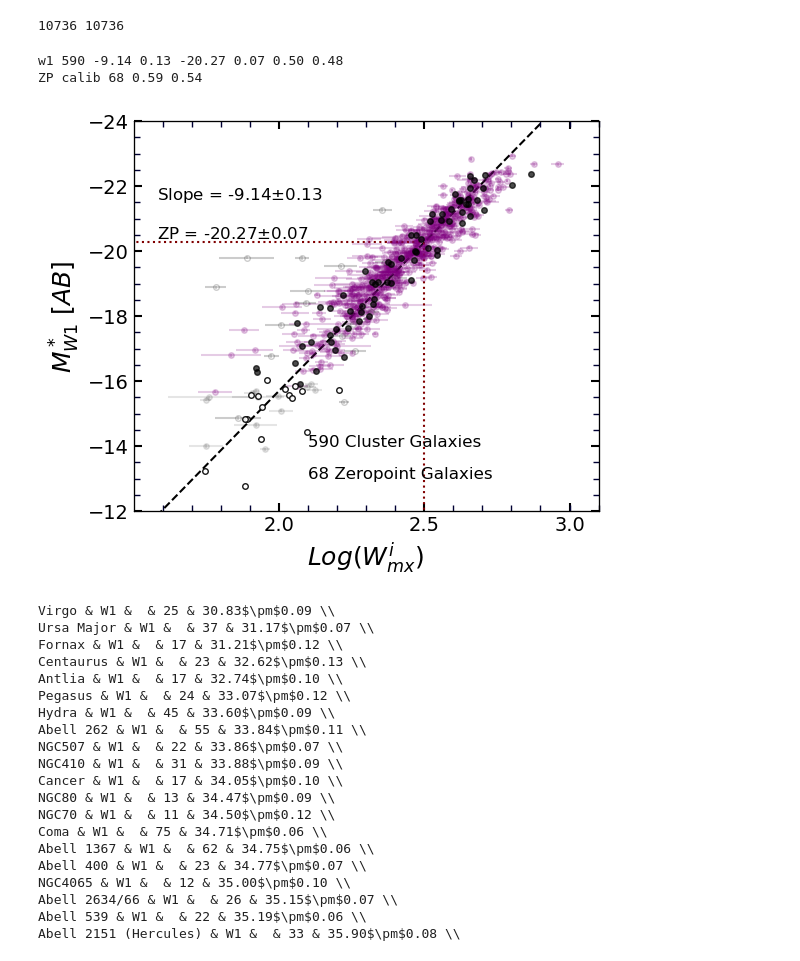
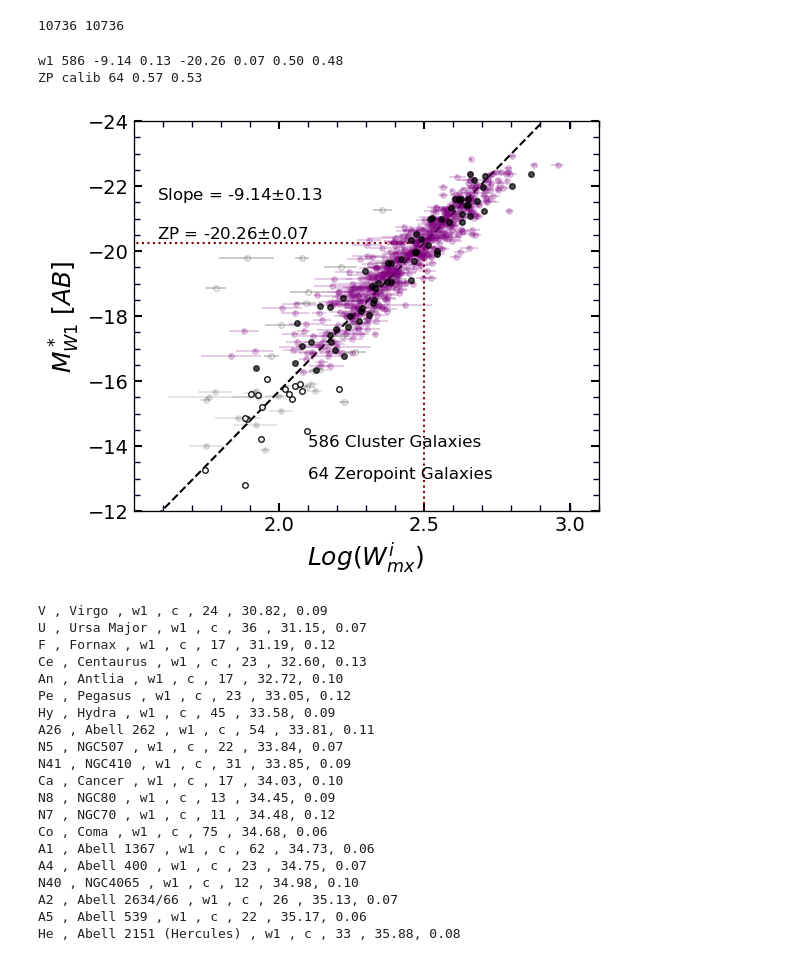
Before and after one commit to ekourkchi/TFcalibrators, a Jupyter notebook: Final_W1_colorTerm_LAB.ipynb, the cells around one changed output. Saved outputs shown, nothing was run; the diff lists cells and outputs as text; code cells hidden in the pictures.

```diff
--- a/Final_W1_colorTerm_LAB.ipynb
+++ b/Final_W1_colorTerm_LAB.ipynb
@@ -62,12 +62,10 @@ def set_axes(ax, xlim, ylim):
 ####################################### Plotting Function
 # %%
 ########### Updated list using the color-LogWimx correaltion
-calib_maglim = [3974, 6699, 19871, 22277, 28378, 38148, 41020, 41093, 46127, 49448, 53641]
-calib_maglim += [6699, 9962, 12460, 13163, 22277, 26761, 29128, 38148, 41020, 44982, 45084, 46127, 67908, 72228]
+########### Updated list using the color-LogWimx correltion
+I_maglim = [5807393, 5807403, 5057729, 5059653, 4126669, 5059227, 38803, 39181, 39431, 39619, 39655, 40005, 40107, 40147, 40588, 40604, 41567, 41829, 42768, 41440, 37814, 39344, 13756, 14548, 14590]
+calib_maglim = [3974, 6699, 19871, 22277, 38148, 41020, 41066, 41093, 46127, 49448, 53641, 28378, 6699, 9962, 12460, 13163, 22277, 26761, 29128, 38148, 41020, 41066, 44982, 45084, 46127, 49448, 53641, 67908, 72228, 21102, 50073]
 
-I_maglim = [38803,   39181,   39431,   39619,   40005,   40107,   40588,   40604,
-   41567,   41829,   42768, 5807403, 5057729,   37814]
-I_maglim += [38803, 39181, 39431, 40005, 40107, 40147, 41567, 42768, 14548, 14590]
 
 table   = np.genfromtxt('corrected_mags_linewidth_all.csv' , delimiter='|',
                         filling_values=-1, names=True, dtype=None, encoding=None)
@@ -76,7 +74,7 @@ band = 'w1'
 
 fig, ax, Clusters, S_ZP, zp_calibs = makeTF(table, pgcFaint=I_maglim, calib_maglim=calib_maglim,
                                             band=band, makePlot=True,
-                                            addSouth=False,
+                                            addSouth=True,
                                             getZPcalib=True,
-                                            OP_IR=True)
+                                            OP_IR=False)
 # %% [output]
@@ -251,17 +249,17 @@ def rmsMaker(logWimx, mag, logWimx_e, slope, zp):
 
     return rms, RMS
 # %%
-# magCorrection = -1*(-0.29*(i_w1)-0.15)
+# magCorrection = -1*(-0.28*(i_w1)-0.15)
 
 # magCorrection = -1*(0.03*(mu50_w1)-0.71)
 
 ############################
 
-# magCorrection = -1*(-1.09*(D_i_w1)-0.04)
+# magCorrection = -1*(-1.08*(D_i_w1)-0.04)
 
-magCorrection = -1*(0.16*(D_mu50_w1)-0.06)
+magCorrection = -1*(0.16*(D_mu50_w1)-0.05)
 
-# magCorrection = -1*(-0.11*(D_m21_w1)-0.01)
+# magCorrection = -1*(-0.10*(D_m21_w1))
 
 # magCorrection = -1*(-0.18*(D_P1_w1)-0.04)
 
@@ -305,36 +303,36 @@ for i, key in enumerate(Clusters):
             mag_=I_mag[indx]
             logWimx_e_=myCluster['logWimx_e'][indx]
             boolean = False
         else:
             logWimx_=np.concatenate((logWimx_, logWimx[indx]))
             mag_=np.concatenate((mag_, I_mag[indx]))
             logWimx_e_=np.concatenate((logWimx_e_, myCluster['logWimx_e'][indx]))
 
 
 rms, RMS = rmsMaker(logWimx_, mag_, logWimx_e_, slope, zp)
 
 
 print band, len(logWimx_), '%.2f'%slope, '%.2f'%slope_e, '%.2f'%zp, '%.2f'%zp_e,'%.2f'%rms, '%.2f'%RMS
 
 mag_ = zp_calibs['MAG']
 logWimx_ = zp_calibs['logWimx']
 mag_e = zp_calibs['mag_e']
 logWimx_e = zp_calibs['logWimx_e']
 pgc = zp_calibs['pgc']
 indx = []
 indx_ = []
 for i, id in enumerate(pgc):
     if not id in calib_maglim:
         indx.append(i)
     else:
         indx_.append(i)
 
 rms,RMS = rmsMaker(logWimx_[indx], mag_[indx], logWimx_e[indx], slope, zp)
 print 'ZP calib', len(logWimx_[indx]), '%.2f'%rms, '%.2f'%RMS
 # %% [output]
-w1 590 -9.14 0.13 -20.27 0.07 0.50 0.48
-ZP calib 68 0.59 0.54
+w1 586 -9.14 0.13 -20.26 0.07 0.50 0.48
+ZP calib 64 0.57 0.53
-[figure, old version]
+[figure, new version]
 # %%
 d_lst = []
 de_lst = []
@@ -351,11 +349,11 @@ for i, key in enumerate(Clusters):
 
 print
 
-indx  = np.argsort(d_lst)
+ix  = np.argsort(d_lst)
 
 
 
-for i in indx:
+for i in ix:
     key = keys[i]
     myCluster = Clusters[key]
 
@@ -368,29 +366,29 @@ for i in indx:
         else:
             indx_.append(jj)
 
-
-    print myCluster['name']+ ' & W1 &  & '+'%d'%len(pgc[indx])+' & '+'%.2f'%d_lst[i]+ '$\pm$'+'%.2f'%de_lst[i][0]+' \\\\'
+    if len(indx)>0:
+        print myCluster['code']+' , '+myCluster['name']+ ' , w1 , c , '+'%d'%len(indx)+' , '+'%.2f'%d_lst[i]+ ', '+'%.2f'%de_lst[i]
 # %% [output]
-Virgo & W1 &  & 25 & 30.83$\pm$0.09 \\
-Ursa Major & W1 &  & 37 & 31.17$\pm$0.07 \\
-Fornax & W1 &  & 17 & 31.21$\pm$0.12 \\
-Centaurus & W1 &  & 23 & 32.62$\pm$0.13 \\
-Antlia & W1 &  & 17 & 32.74$\pm$0.10 \\
-Pegasus & W1 &  & 24 & 33.07$\pm$0.12 \\
-Hydra & W1 &  & 45 & 33.60$\pm$0.09 \\
-Abell 262 & W1 &  & 55 & 33.84$\pm$0.11 \\
-NGC507 & W1 &  & 22 & 33.86$\pm$0.07 \\
-NGC410 & W1 &  & 31 & 33.88$\pm$0.09 \\
-Cancer & W1 &  & 17 & 34.05$\pm$0.10 \\
-NGC80 & W1 &  & 13 & 34.47$\pm$0.09 \\
-NGC70 & W1 &  & 11 & 34.50$\pm$0.12 \\
-Coma & W1 &  & 75 & 34.71$\pm$0.06 \\
-Abell 1367 & W1 &  & 62 & 34.75$\pm$0.06 \\
-Abell 400 & W1 &  & 23 & 34.77$\pm$0.07 \\
-NGC4065 & W1 &  & 12 & 35.00$\pm$0.10 \\
-Abell 2634/66 & W1 &  & 26 & 35.15$\pm$0.07 \\
-Abell 539 & W1 &  & 22 & 35.19$\pm$0.06 \\
-Abell 2151 (Hercules) & W1 &  & 33 & 35.90$\pm$0.08 \\
+V , Virgo , w1 , c , 24 , 30.82, 0.09
+U , Ursa Major , w1 , c , 36 , 31.15, 0.07
+F , Fornax , w1 , c , 17 , 31.19, 0.12
+Ce , Centaurus , w1 , c , 23 , 32.60, 0.13
+An , Antlia , w1 , c , 17 , 32.72, 0.10
+Pe , Pegasus , w1 , c , 23 , 33.05, 0.12
+Hy , Hydra , w1 , c , 45 , 33.58, 0.09
+A26 , Abell 262 , w1 , c , 54 , 33.81, 0.11
+N5 , NGC507 , w1 , c , 22 , 33.84, 0.07
+N41 , NGC410 , w1 , c , 31 , 33.85, 0.09
+Ca , Cancer , w1 , c , 17 , 34.03, 0.10
+N8 , NGC80 , w1 , c , 13 , 34.45, 0.09
+N7 , NGC70 , w1 , c , 11 , 34.48, 0.12
+Co , Coma , w1 , c , 75 , 34.68, 0.06
+A1 , Abell 1367 , w1 , c , 62 , 34.73, 0.06
+A4 , Abell 400 , w1 , c , 23 , 34.75, 0.07
+N40 , NGC4065 , w1 , c , 12 , 34.98, 0.10
+A2 , Abell 2634/66 , w1 , c , 26 , 35.13, 0.07
+A5 , Abell 539 , w1 , c , 22 , 35.17, 0.06
+He , Abell 2151 (Hercules) , w1 , c , 33 , 35.88, 0.08
 # %%
 # magCorrection = -1*(-0.29*(i_w1)-0.15)
 
```
Also changed, not shown: parts of 2 cells of this notebook, 30 other files.
